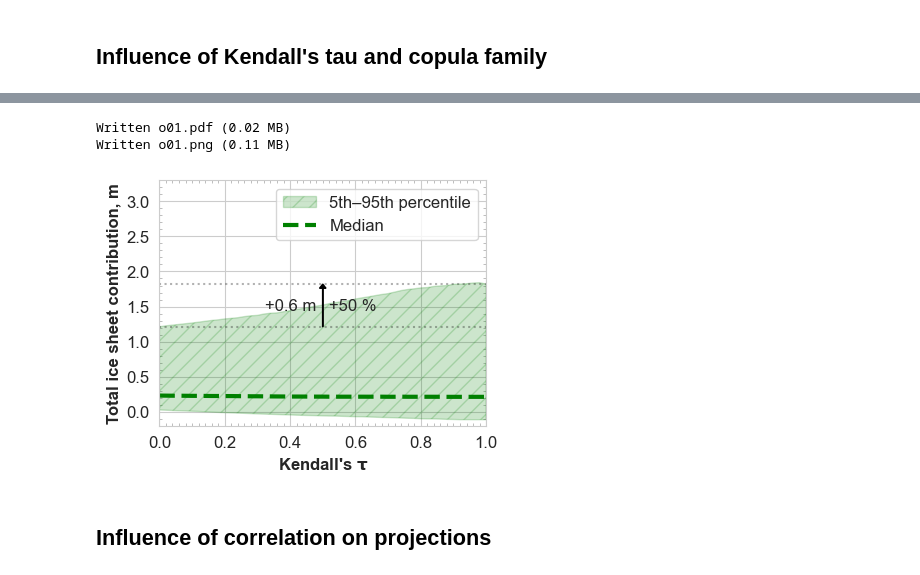
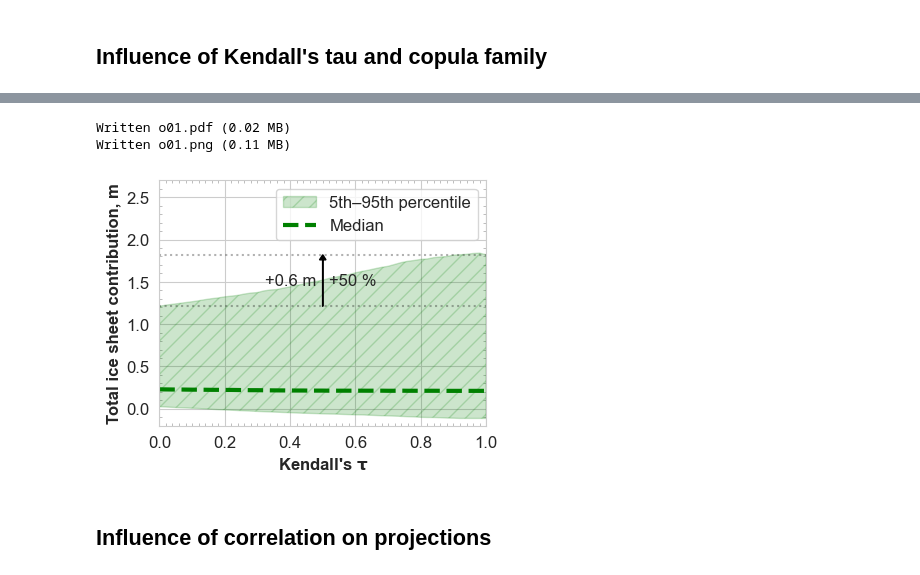
Before and after one commit to grandey/d23b-ice-dependence, a Jupyter notebook: analysis_d23b.ipynb, the cells around one changed output, grey strips where cells are left out. Drawn from its saved outputs; the diff is of its cells as text; code cells hidden in the pictures.

```diff
--- a/analysis_d23b.ipynb
+++ b/analysis_d23b.ipynb
@@ -103,15 +103,15 @@ Written s03.png (0.29 MB)
 # %%
 # Plot (a) again, for use in presentation
 fig, ax = plt.subplots(1, 1, figsize=(4, 3), constrained_layout=True)
 ax = d23b.ax_total_vs_tau(families=(pv.BicopFamily.gaussian, ), colors=('green', ), ax=ax)
 ax.set_title('')
-ax.set_ylim(-0.2, 3.3)
+ax.set_ylim(-0.2, 2.7)
 ax.legend(labels=['5th–95th percentile', 'Median'], fontsize='large')
 _ = d23b.name_save_fig(fig, fso='o')
 # %% [output]
 Written o01.pdf (0.02 MB)
 Written o01.png (0.11 MB)
-[figure, old version]
+[figure, new version]
 # %% [markdown]
 ## Influence of correlation on projections
 # %%
```
Also changed, not shown: parts of 4 cells of this notebook, 5 other files.
